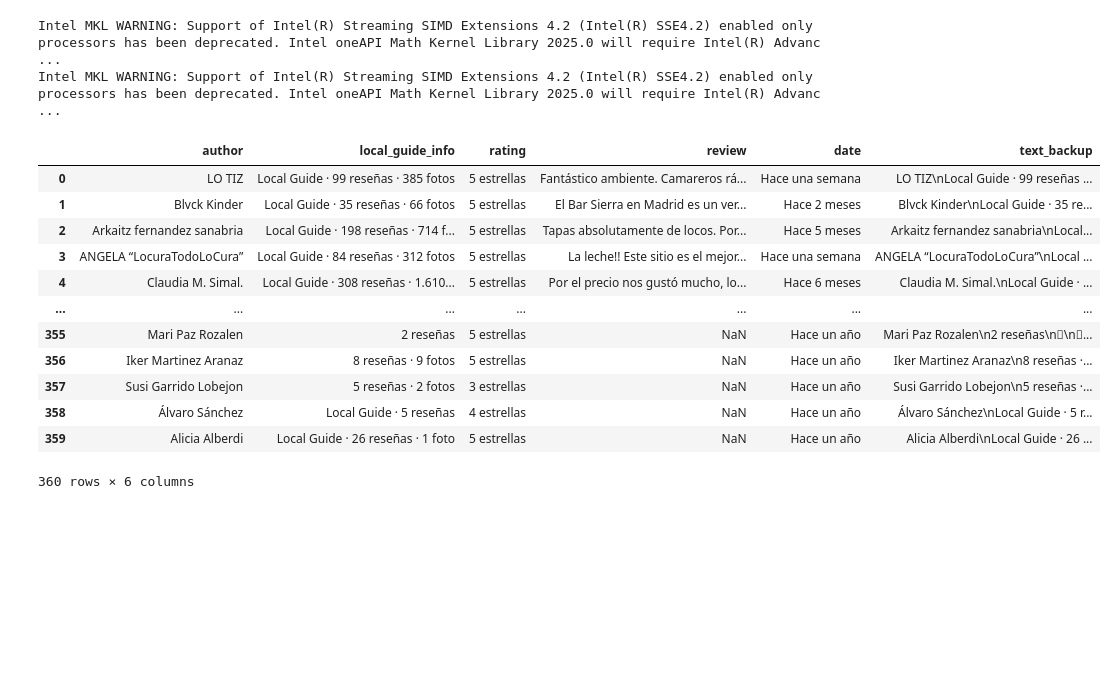
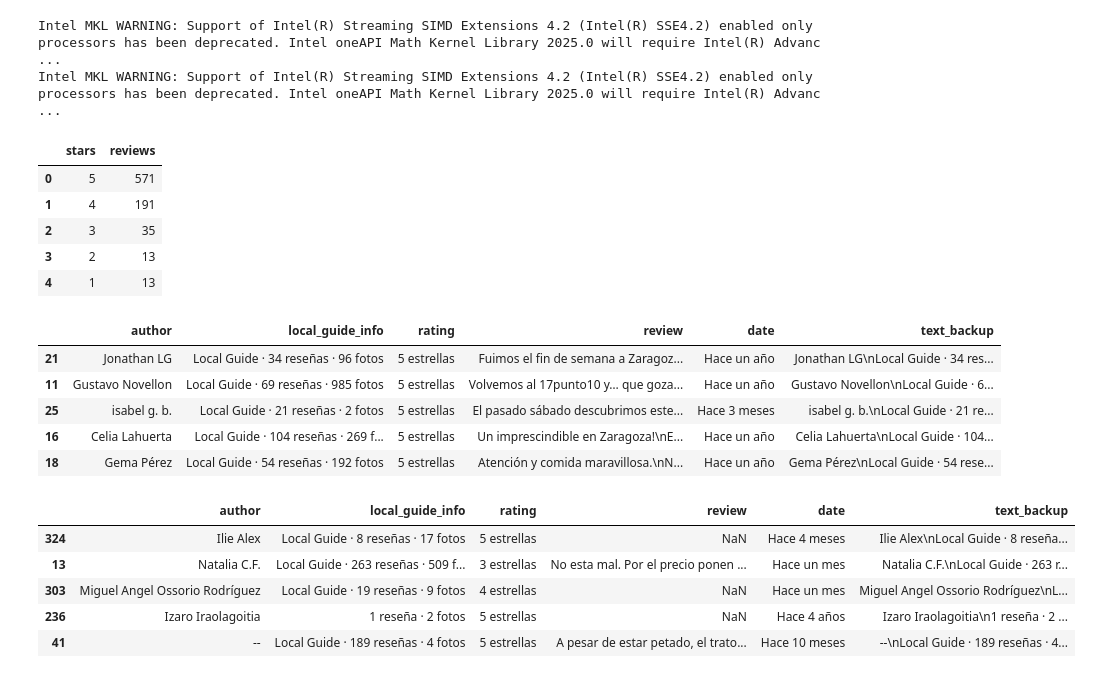
Before and after one commit to EAlmazanG/sensentiment-analysis-reviews, a Jupyter notebook: notebooks/data_cleaning.ipynb, the cells around one changed output. Cells and saved outputs as stored; diff of their text form; code cells hidden in the pictures; blank space fills up the shorter version.

Commit message:
extract text to num

```diff
--- a/notebooks/data_cleaning.ipynb
+++ b/notebooks/data_cleaning.ipynb
@@ -8,28 +8,36 @@ Intel MKL WARNING: Support of Intel(R) Streaming SIMD Extensions 4.2 (Intel(R) S
 # %%
 raw_data_path = '../data/raw/'
 
-name =
+name = '17punto10'
 reviews_raw = pd.read_csv(raw_data_path + 'collected_reviews_' + name + '.csv')
-resumme_raw = pd.read_csv(raw_data_path + 'resume_' + name + '.csv')
+resumme_raw = pd.read_csv(raw_data_path + 'resumme_' + name + '.csv')
+display(resumme_raw)
+display(reviews_raw.sample(5))
+# %% [output]
+|  | stars | reviews |
+| 0 | 5 | 571 |
+| 1 | 4 | 191 |
+| 2 | 3 | 35 |
+| 3 | 2 | 13 |
+| 4 | 1 | 13 |
+|  | author | local_guide_info | rating | review | date | text_backup |
+| 21 | Jonathan LG | Local Guide · 34 reseñas · 96 fotos | 5 estrellas | Fuimos el fin de semana a Zaragoz... | Hace un año | Jonathan LG\nLocal Guide · 34 res... |
+| 11 | Gustavo Novellon | Local Guide · 69 reseñas · 985 fotos | 5 estrellas | Volvemos al 17punto10 y… que goza... | Hace un año | Gustavo Novellon\nLocal Guide · 6... |
+| 25 | isabel g. b. | Local Guide · 21 reseñas · 2 fotos | 5 estrellas | El pasado sábado descubrimos este... | Hace 3 meses | isabel g. b.\nLocal Guide · 21 re... |
+| 16 | Celia Lahuerta | Local Guide · 104 reseñas · 269 f... | 5 estrellas | Un imprescindible en Zaragoza!\nE... | Hace un año | Celia Lahuerta\nLocal Guide · 104... |
+| 18 | Gema Pérez | Local Guide · 54 reseñas · 192 fotos | 5 estrellas | Atención y comida maravillosa.\nN... | Hace un año | Gema Pérez\nLocal Guide · 54 rese... |
 # %%
 raw_data_path = '../data/raw/'
 reviews_raw = pd.read_csv(raw_data_path + 'collected_data.csv')
 reviews_raw.drop(columns=['price', 'food', 'service', 'atmosphere', 'recommendations'], inplace=True)
-display(reviews_raw)
+display(reviews_raw.sample(5))
 # %% [output]
 |  | author | local_guide_info | rating | review | date | text_backup |
-| 0 | LO TIZ | Local Guide · 99 reseñas · 385 fotos | 5 estrellas | Fantástico ambiente. Camareros rá... | Hace una semana | LO TIZ\nLocal Guide · 99 reseñas ... |
-| 1 | Blvck Kinder | Local Guide · 35 reseñas · 66 fotos | 5 estrellas | El Bar Sierra en Madrid es un ver... | Hace 2 meses | Blvck Kinder\nLocal Guide · 35 re... |
-| 2 | Arkaitz fernandez sanabria | Local Guide · 198 reseñas · 714 f... | 5 estrellas | Tapas absolutamente de locos. Por... | Hace 5 meses | Arkaitz fernandez sanabria\nLocal... |
-| 3 | ANGELA “LocuraTodoLoCura” | Local Guide · 84 reseñas · 312 fotos | 5 estrellas | La leche!! Este sitio es el mejor... | Hace una semana | ANGELA “LocuraTodoLoCura”\nLocal ... |
-| 4 | Claudia M. Simal. | Local Guide · 308 reseñas · 1.610... | 5 estrellas | Por el precio nos gustó mucho, lo... | Hace 6 meses | Claudia M. Simal.\nLocal Guide · ... |
-| ... | ... | ... | ... | ... | ... | ... |
-| 355 | Mari Paz Rozalen | 2 reseñas | 5 estrellas | NaN | Hace un año | Mari Paz Rozalen\n2 reseñas\n\n... |
-| 356 | Iker Martinez Aranaz | 8 reseñas · 9 fotos | 5 estrellas | NaN | Hace un año | Iker Martinez Aranaz\n8 reseñas ·... |
-| 357 | Susi Garrido Lobejon | 5 reseñas · 2 fotos | 3 estrellas | NaN | Hace un año | Susi Garrido Lobejon\n5 reseñas ·... |
-| 358 | Álvaro Sánchez | Local Guide · 5 reseñas | 4 estrellas | NaN | Hace un año | Álvaro Sánchez\nLocal Guide · 5 r... |
-| 359 | Alicia Alberdi | Local Guide · 26 reseñas · 1 foto | 5 estrellas | NaN | Hace un año | Alicia Alberdi\nLocal Guide · 26 ... |
+| 324 | Ilie Alex | Local Guide · 8 reseñas · 17 fotos | 5 estrellas | NaN | Hace 4 meses | Ilie Alex\nLocal Guide · 8 reseña... |
+| 13 | Natalia C.F. | Local Guide · 263 reseñas · 509 f... | 3 estrellas | No esta mal. Por el precio ponen ... | Hace un mes | Natalia C.F.\nLocal Guide · 263 r... |
+| 303 | Miguel Angel Ossorio Rodríguez | Local Guide · 19 reseñas · 9 fotos | 4 estrellas | NaN | Hace un mes | Miguel Angel Ossorio Rodríguez\nL... |
+| 236 | Izaro Iraolagoitia | 1 reseña · 2 fotos | 5 estrellas | NaN | Hace 4 años | Izaro Iraolagoitia\n1 reseña · 2 ... |
+| 41 | -- | Local Guide · 189 reseñas · 4 fotos | 5 estrellas | A pesar de estar petado, el trato... | Hace 10 meses | --\nLocal Guide · 189 reseñas · 4... |
-360 rows × 6 columns
 # %%
 restaurant_search_words = {
     'service': r'Servicio\n([^\n]+)',
```
Also changed, not shown: parts of 4 cells of this notebook, 3 other files.
